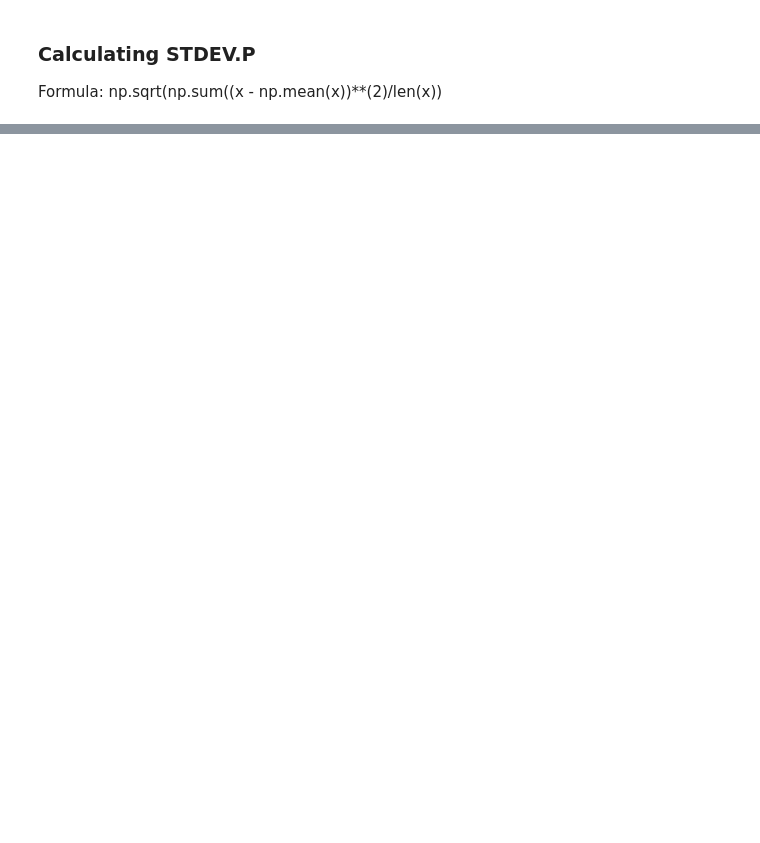
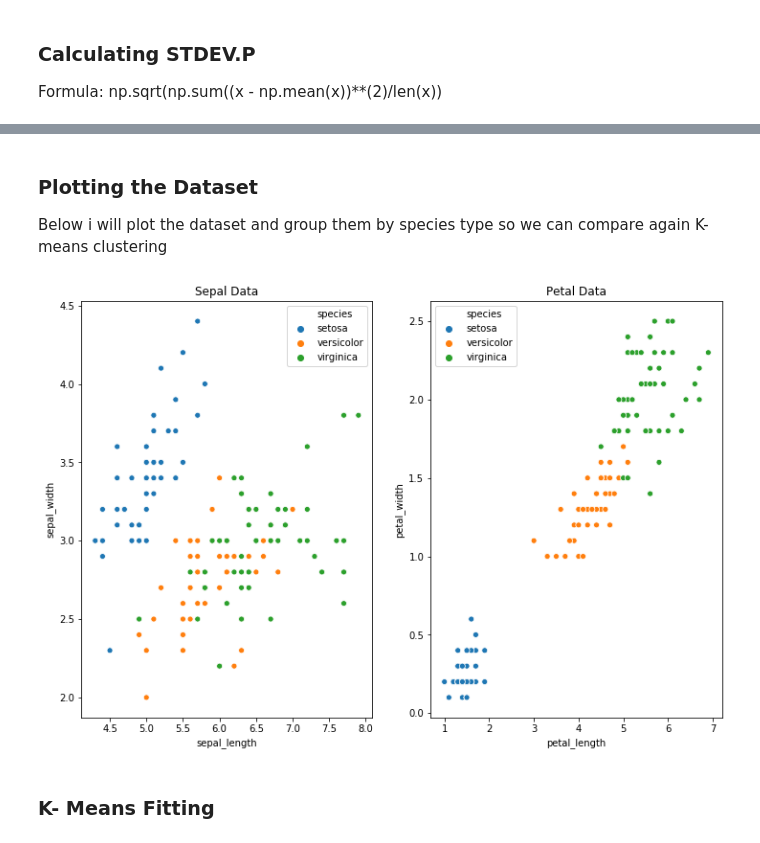
Before and after one commit to EoinStankard/Machine-Learning-Statistics-Tasks, a Jupyter notebook: MLS-Tasks2020.ipynb, the cells around one changed output, grey strips where cells are left out. Saved outputs shown, nothing was run; the diff lists cells and outputs as text; code cells hidden in the pictures; blank space fills up the shorter version.

```diff
--- a/MLS-Tasks2020.ipynb
+++ b/MLS-Tasks2020.ipynb
@@ -223,0 +231,11 @@ Sample Standard Deviation: 27.73808540453987
+# %%
+# Numerical arrays.
+import numpy as np
+# Machine learning - KMeans.
+import sklearn.cluster as skcl
+# Plotting.
+import matplotlib.pyplot as plt
+import seaborn as sns # for Data visualization
+
+dfiris = pd.read_csv("https://gist.githubusercontent.com/curran/a08a1080b88344b0c8a7/raw/0e7a9b0a5d22642a06d3d5b9bcbad9890c8ee534/iris.csv")
+dfiris
@@ -223,0 +256,17 @@ Sample Standard Deviation: 27.73808540453987
+# %% [markdown]
+### Plotting the Dataset
+
+Below i will plot the dataset and group them by species type so we can compare again K-means clustering
+# %%
+plt.figure(figsize = (12, 8))
+ax1 = plt.subplot(1,2,1)
+ax1.set_title('Sepal Data')
+sns.scatterplot(x ='sepal_length', y ='sepal_width',data =dfiris,hue="species" , ax= ax1);
+
+ax2 = plt.subplot(1,2,2)
+ax2.set_title('Petal Data')
+sns.scatterplot(x ='petal_length', y ='petal_width',data =dfiris,hue="species" , ax= ax2);
+# %% [output]
+[figure, added]
+# %% [markdown]
+### K- Means Fitting
```
Also changed, not shown: parts of 13 cells of this notebook, 1 other file.
